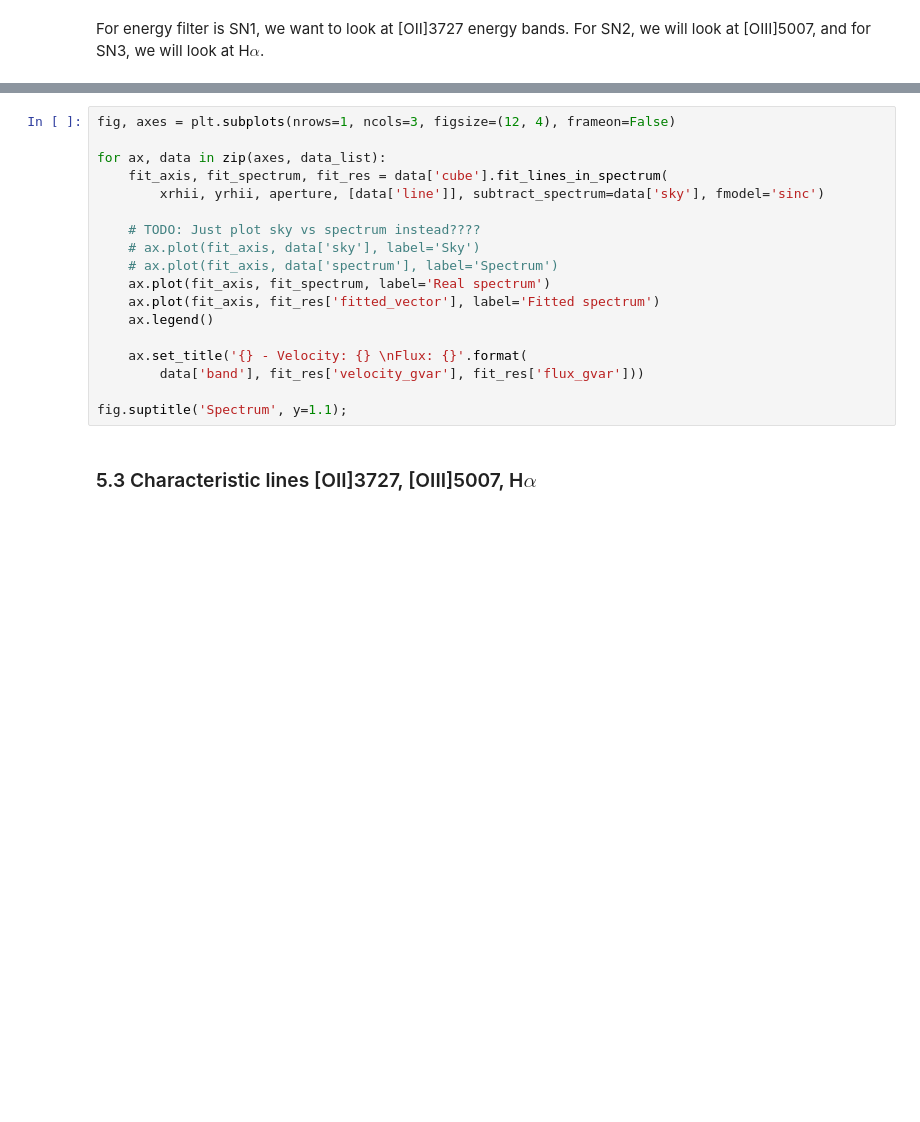
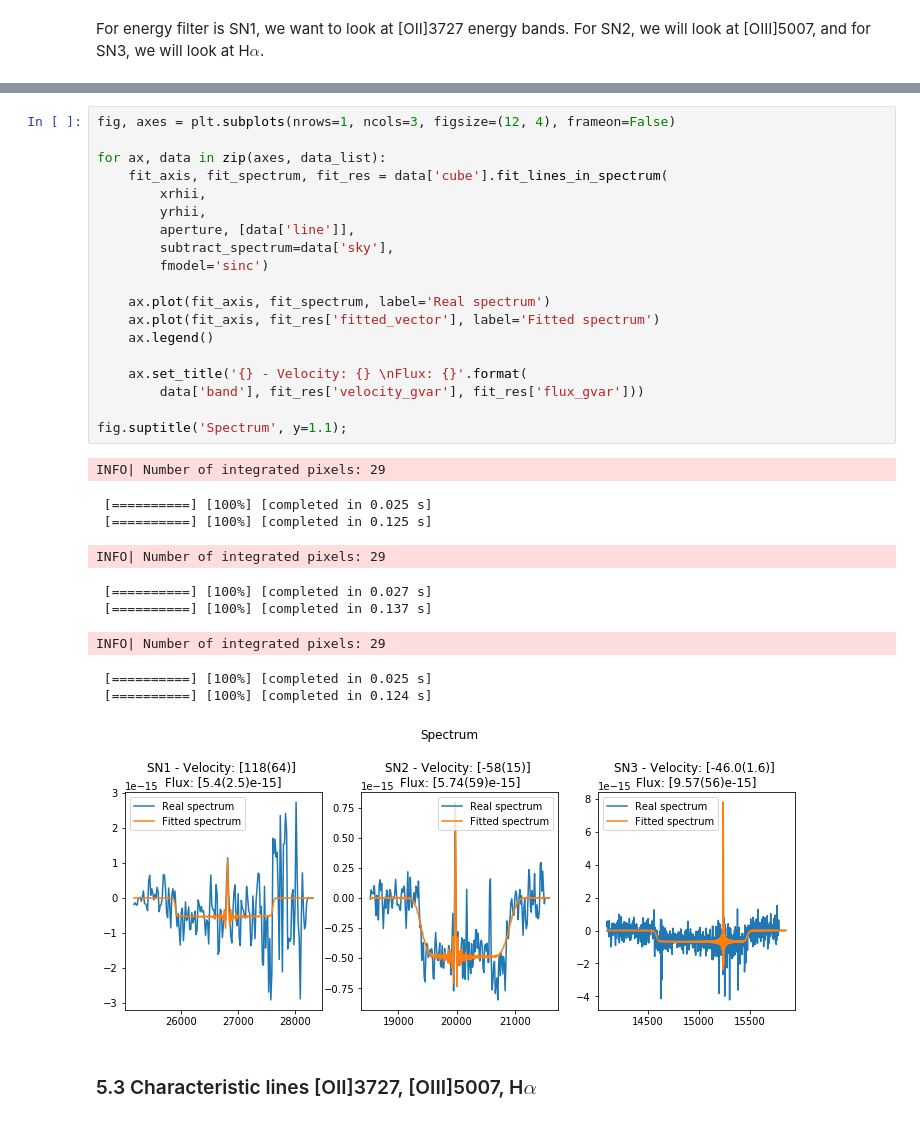
Before and after one commit to ellieb/astroquery_tutorial, a Jupyter notebook: astroquery_example_sitelle.ipynb, the cells around one changed output, grey strips where cells are left out. Cells and saved outputs as stored; diff of their text form; blank space fills up the shorter version.

```diff
--- a/astroquery_example_sitelle.ipynb
+++ b/astroquery_example_sitelle.ipynb
@@ -212,21 +232,33 @@ TODO: What is the point of this??? Should I just plot the sepectrum and velocity
 # %%
 fig, axes = plt.subplots(nrows=1, ncols=3, figsize=(12, 4), frameon=False)
 
 for ax, data in zip(axes, data_list):
     fit_axis, fit_spectrum, fit_res = data['cube'].fit_lines_in_spectrum(
-        xrhii, yrhii, aperture, [data['line']], subtract_spectrum=data['sky'], fmodel='sinc')
+        xrhii,
+        yrhii,
+        aperture, [data['line']],
+        subtract_spectrum=data['sky'],
+        fmodel='sinc')
 
-    # TODO: Just plot sky vs spectrum instead????
-    # ax.plot(fit_axis, data['sky'], label='Sky')
-    # ax.plot(fit_axis, data['spectrum'], label='Spectrum')
     ax.plot(fit_axis, fit_spectrum, label='Real spectrum')
     ax.plot(fit_axis, fit_res['fitted_vector'], label='Fitted spectrum')
     ax.legend()
 
     ax.set_title('{} - Velocity: {} \nFlux: {}'.format(
         data['band'], fit_res['velocity_gvar'], fit_res['flux_gvar']))
 
 fig.suptitle('Spectrum', y=1.1);
+# %% [output]
+INFO| Number of integrated pixels: 29
+ [==========] [100%] [completed in 0.025 s]
+ [==========] [100%] [completed in 0.125 s]
+INFO| Number of integrated pixels: 29
+ [==========] [100%] [completed in 0.027 s]
+ [==========] [100%] [completed in 0.137 s]
+INFO| Number of integrated pixels: 29
+ [==========] [100%] [completed in 0.025 s]
+ [==========] [100%] [completed in 0.124 s]
+[figure, added]
 # %% [markdown]
 ### 5.3 Characteristic lines [OII]3727, [OIII]5007, H$\alpha$
 # %%
```
Also changed, not shown: parts of 15 cells of this notebook.
